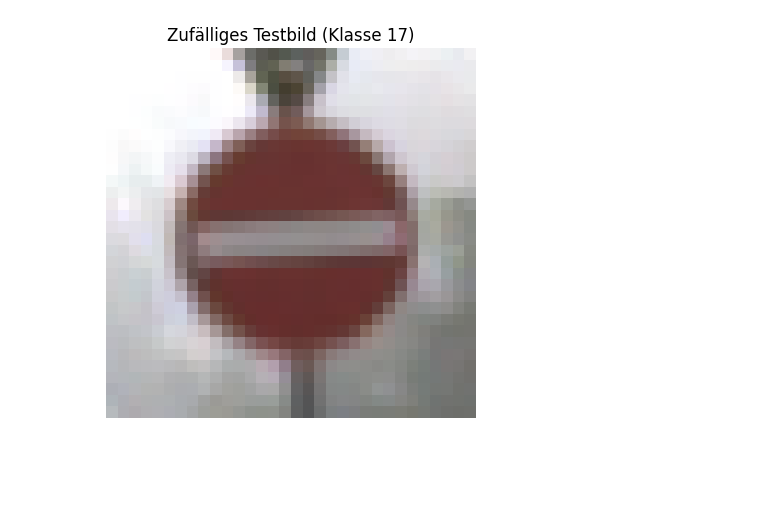
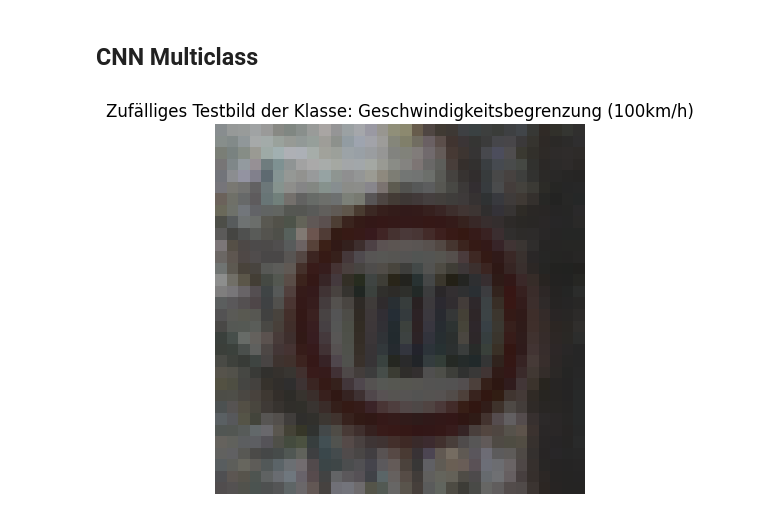
Before and after one commit to Brixxel/WDSKI_SOSE24-dski-Projektarbeit, a Jupyter notebook: Trafic_Sign_Detection/GTSRB_detection_v1.ipynb, the cells around one changed output. Saved outputs shown, nothing was run; the diff lists cells and outputs as text; code cells hidden in the pictures; blank space fills up the shorter version.

```diff
--- a/Trafic_Sign_Detection/GTSRB_detection_v1.ipynb
+++ b/Trafic_Sign_Detection/GTSRB_detection_v1.ipynb
@@ -19,6 +26,6 @@ import random
 #Parameter
 
 #Speicherort der Test-Daten for example './GTSRB/Training'
-TRAINING_DATA_PATH = "C:/Users/de136581/Documents/Uni/SoSe_2024/DSKI_Projekt/Data_trafic_Signs/Final_Training/GTSRB/Final_Training/Images" #"Z:/Daten/Universität/DSKI_Projektarbeit/DATA_DSKI_Projekt/GTSRB_Final_Training_Images/GTSRB/Final_Training/Images" #
+TRAINING_DATA_PATH = "Z:/Daten/Universität/DSKI_Projektarbeit/DATA_DSKI_Projekt/GTSRB_Final_Training_Images/GTSRB/Final_Training/Images" #"C:/Users/de136581/Documents/Uni/SoSe_2024/DSKI_Projekt/Data_trafic_Signs/Final_Training/GTSRB/Final_Training/Images"
 
 TEST_DATA_PATH = "Z:/Daten/Universität/DSKI_Projektarbeit/DATA_DSKI_Projekt/GTSRB_Online-Test-Images/GTSRB/Online-Test/Images"
@@ -60,3 +179,5 @@ trainImages, trainLabels =  readTrafficSigns(TRAINING_DATA_PATH)
+# %% [markdown]
+## CNN Multiclass
 # %%
 # Train-Test-Aufteilung
 img_train, img_test, labels_train, labels_test = train_test_split(trainImages,  trainLabels, test_size=0.2, random_state=42)
@@ -68,17 +189,17 @@ img_train  = format_imgs(img_train)
 img_test = format_imgs(img_test)
 # %%
-# Wähle ein zufälliges Bild aus dem Testdatensatz
-random_index = np.random.randint(0, len(img_test))
-test_image = img_train[random_index]
-true_label = labels_train[random_index]
+# Wähle ein zufälliges Bild aus dem Trainingsdatensatz
+random_index = np.random.randint(0, len(img_train))
+bsp_image = img_train[random_index]
+bsp_label = labels_train[random_index]
 
 # Zeige das Bild an
-plt.imshow(test_image.squeeze(), cmap='gray')
-plt.title(f"Zufälliges Testbild (Klasse {np.argmax(true_label)})")
+plt.imshow(bsp_image.squeeze(), cmap='gray')
+plt.title(f"Zufälliges Testbild der Klasse: {get_traffic_sign_name(np.argmax(bsp_label))}")
 plt.axis('off')
 plt.show()
 # %% [output]
-[figure, old version]
+[figure, new version]
 # %%
 # Modellarchitektur
 # Definiere das Modell
```
Also changed, not shown: parts of 28 cells of this notebook.
